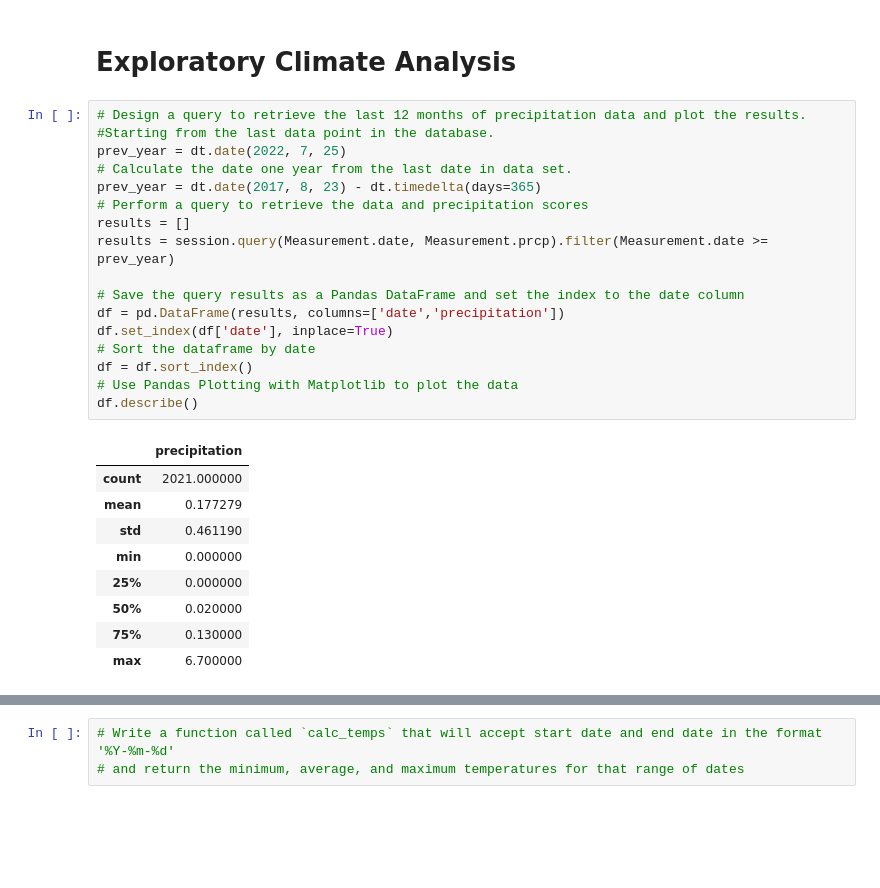
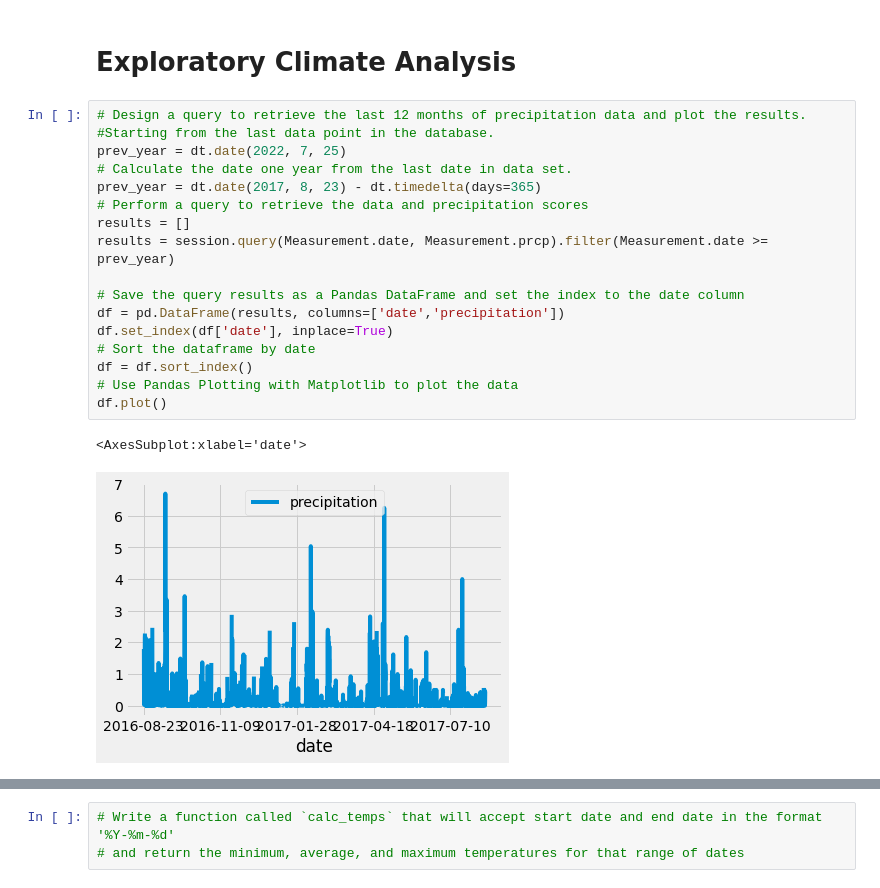
Before and after one commit to eric-blankinshp/Surfs-Up-, a Jupyter notebook: climate_analysis.ipynb, the cells around one changed output, grey strips where cells are left out. Saved outputs shown, nothing was run; the diff lists cells and outputs as text; blank space fills up the shorter version.

Commit message:
Plotting stuff

```diff
--- a/climate_analysis.ipynb
+++ b/climate_analysis.ipynb
@@ -40,29 +40,22 @@ session = Session(engine)
 # %%
 # Design a query to retrieve the last 12 months of precipitation data and plot the results.
 #Starting from the last data point in the database.
 prev_year = dt.date(2022, 7, 25)
 # Calculate the date one year from the last date in data set.
 prev_year = dt.date(2017, 8, 23) - dt.timedelta(days=365)
 # Perform a query to retrieve the data and precipitation scores
 results = []
 results = session.query(Measurement.date, Measurement.prcp).filter(Measurement.date >= prev_year)
 
 # Save the query results as a Pandas DataFrame and set the index to the date column
 df = pd.DataFrame(results, columns=['date','precipitation'])
 df.set_index(df['date'], inplace=True)
 # Sort the dataframe by date
 df = df.sort_index()
 # Use Pandas Plotting with Matplotlib to plot the data
-df.describe()
+df.plot()
 # %% [output]
-|  | precipitation |
-| count | 2021.000000 |
-| mean | 0.177279 |
-| std | 0.461190 |
-| min | 0.000000 |
-| 25% | 0.000000 |
-| 50% | 0.020000 |
-| 75% | 0.130000 |
-| max | 6.700000 |
+<AxesSubplot:xlabel='date'>
+[figure, added]
 # %%
 # Use Pandas to calcualte the summary statistics for the precipitation data
```
Also changed, not shown: parts of 6 cells of this notebook.
